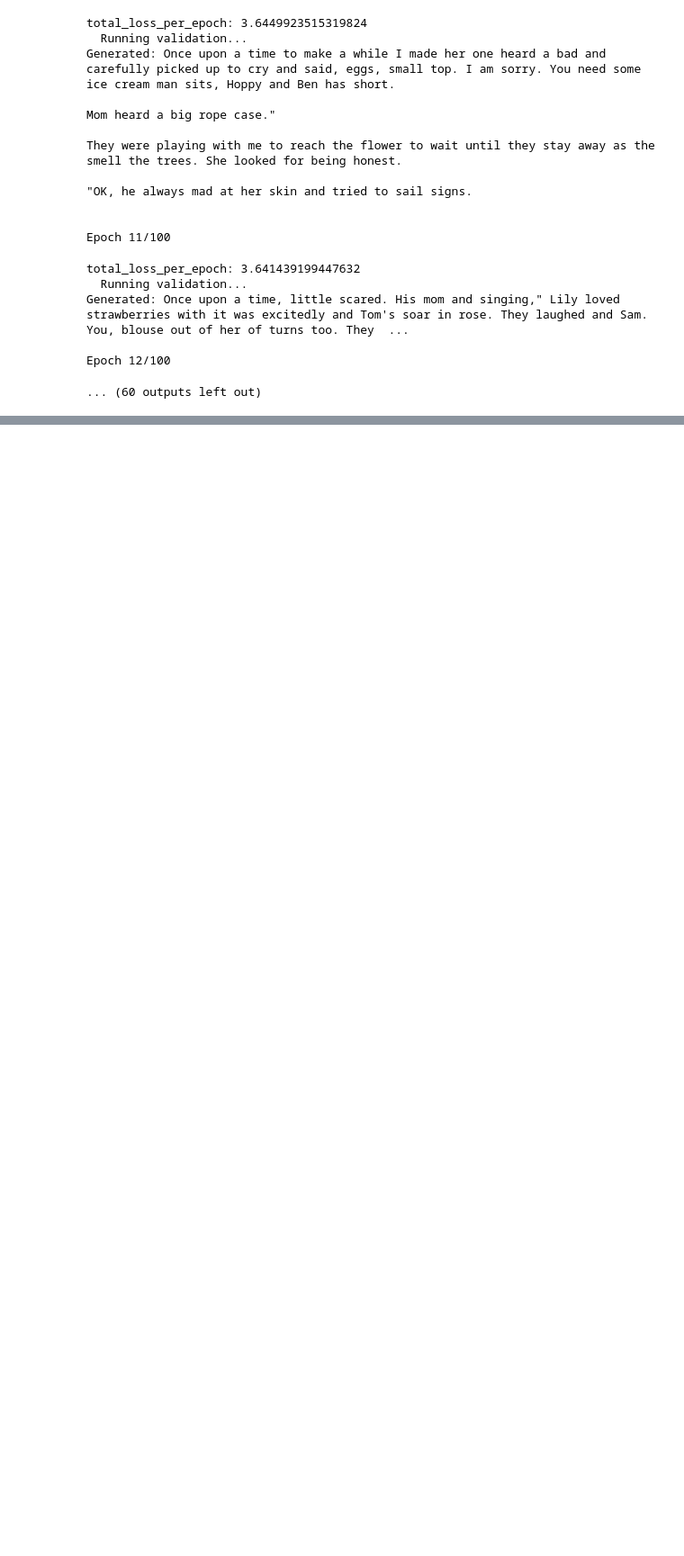
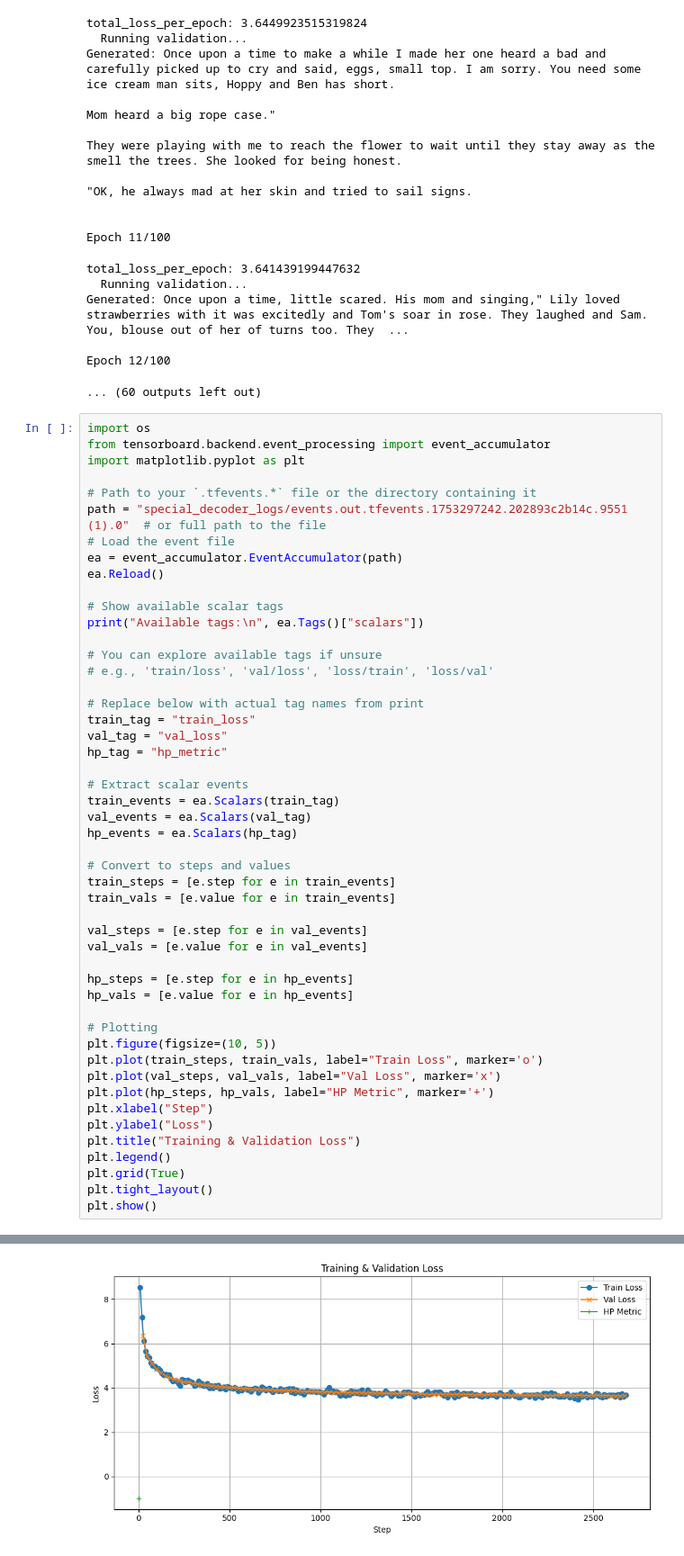
Before and after one commit to Rohit909-creator/SpecialDecoder, a Jupyter notebook: SLM.ipynb, the cells around one changed output, grey strips where cells are left out. Shown at 90% size. Drawn from its saved outputs; the diff is of its cells as text; blank space fills up the shorter version.

```diff
--- a/SLM.ipynb
+++ b/SLM.ipynb
@@ -747,3 +889,53 @@ Generated: Once upon a time, little scared. His mom and singing," Lily loved str
 
 Epoch 12/100
 ... (60 outputs left out)
+# %%
+import os
+from tensorboard.backend.event_processing import event_accumulator
+import matplotlib.pyplot as plt
+
+# Path to your `.tfevents.*` file or the directory containing it
+path = "special_decoder_logs/events.out.tfevents.1753297242.202893c2b14c.9551 (1).0"  # or full path to the file
+# Load the event file
+ea = event_accumulator.EventAccumulator(path)
+ea.Reload()
+
+# Show available scalar tags
+print("Available tags:\n", ea.Tags()["scalars"])
+
+# You can explore available tags if unsure
+# e.g., 'train/loss', 'val/loss', 'loss/train', 'loss/val'
+
+# Replace below with actual tag names from print
+train_tag = "train_loss"
+val_tag = "val_loss"
+hp_tag = "hp_metric"
+
+# Extract scalar events
+train_events = ea.Scalars(train_tag)
+val_events = ea.Scalars(val_tag)
+hp_events = ea.Scalars(hp_tag)
+
+# Convert to steps and values
+train_steps = [e.step for e in train_events]
+train_vals = [e.value for e in train_events]
+
+val_steps = [e.step for e in val_events]
+val_vals = [e.value for e in val_events]
+
+hp_steps = [e.step for e in hp_events]
+hp_vals = [e.value for e in hp_events]
+
+# Plotting
+plt.figure(figsize=(10, 5))
+plt.plot(train_steps, train_vals, label="Train Loss", marker='o')
+plt.plot(val_steps, val_vals, label="Val Loss", marker='x')
+plt.plot(hp_steps, hp_vals, label="HP Metric", marker='+')
+plt.xlabel("Step")
+plt.ylabel("Loss")
+plt.title("Training & Validation Loss")
+plt.legend()
+plt.grid(True)
+plt.tight_layout()
+plt.show()
+# %% [output]
@@ -749,0 +944 @@ Epoch 12/100
+[figure, added]
```
Also changed, not shown: parts of 6 cells of this notebook, 1 other file.
